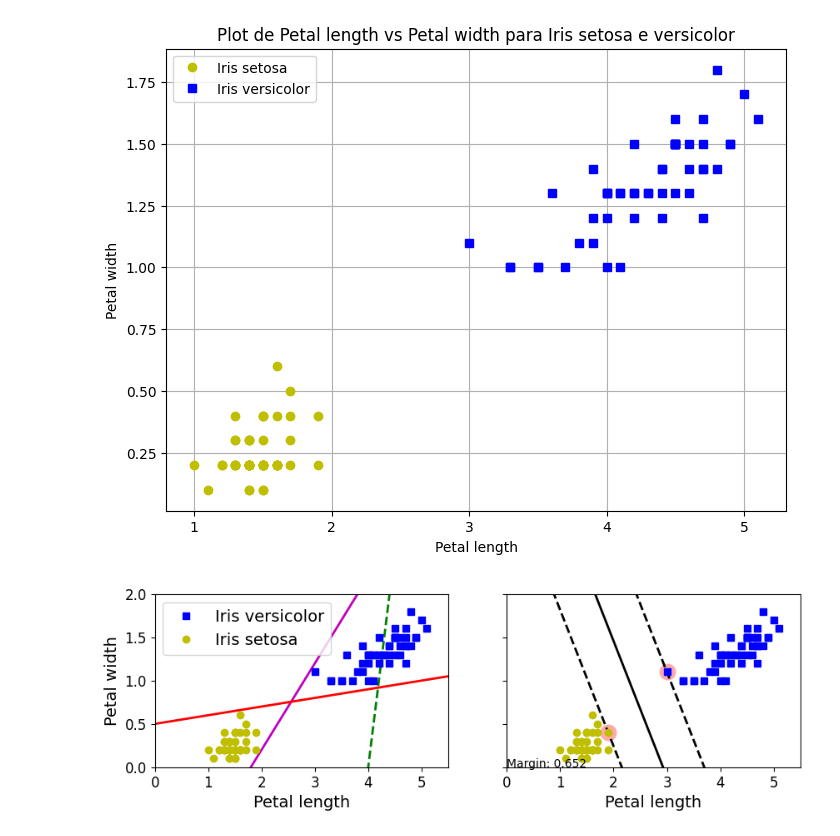
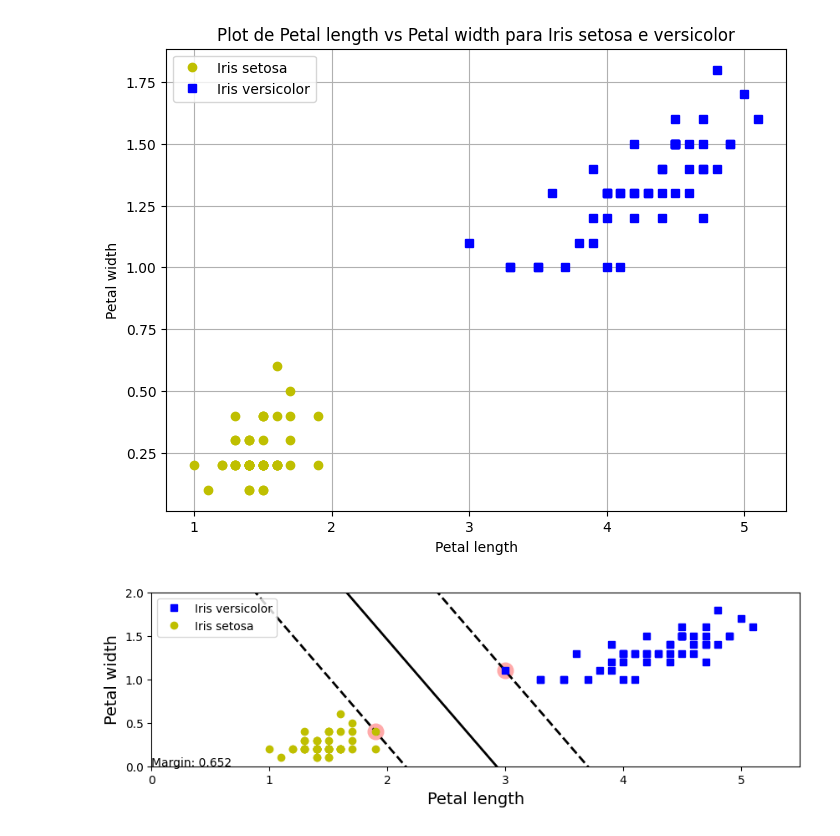
Before and after one commit to kiq-caique/inteligencia_artificial_UFV, a Jupyter notebook: Machine_Learn_Atividade_2.ipynb, the cells around one changed output. Saved outputs shown, nothing was run; the diff lists cells and outputs as text; code cells hidden in the pictures.

Commit message:
Análise do dataset "iris"

```diff
--- a/Machine_Learn_Atividade_2.ipynb
+++ b/Machine_Learn_Atividade_2.ipynb
@@ -15,19 +17,20 @@ import numpy as np
 iris = datasets.load_iris()
 
 
-x = iris["data"][:,(2,3)] #petal length, petal width
+X = iris["data"][:,(2,3)] #petal length, petal width
 y = iris['target']
 
-setosa_or_versicolor = (y == 0) | (y == 1)
-x = x[setosa_or_versicolor]
+setosa_or_versicolor = (y == 0) | (y == 1)  # setosa | versicolor
+X = X[setosa_or_versicolor]
 y = y[setosa_or_versicolor]
 
-# Visualizar o dataset como uma tabela (Lembrando q a ultima coluna foi tranformada em dataframa por isso o nomes foram substituidos por 0, 1 e 2)
+# Treinando modelo SVC de margem rígida
+svm_clf = SVC(kernel = 'linear', C=1e6)
+svm_clf.fit(X,y)
+
+## Visualizar o dataset como uma tabela (Lembrando q a ultima coluna foi tranformada em dataframa por isso o nomes foram substituidos por 0, 1 e 2)
 # iris_df = pd.DataFrame(data=iris.data, columns=iris.feature_names)
 # iris_df
-
-svm_clf = SVC(kernel = 'linear', C=1e6)
-svm_clf.fit(x,y)
 # %% [output]
 SVC(C=1000000.0, kernel='linear')
 # %%
@@ -52,48 +55,50 @@ def plot_svc_decision_boundary(svm_clf, xmin, xmax):
     # Hiperplano de decisao => x1 = -w0/w1 * x0 - b/w1
     x0 = np.linspace(xmin, xmax, 200)
     decision_boundary = -w[0]/w[1] * x0 - b/w[1]
 
     margin = 1/w[1] # para efeito visual
     margin_dist = 1/np.linalg.norm(w,2) # margem real do algoritmo
 
     gutter_up = decision_boundary + margin
     gutter_down = decision_boundary - margin
 
     svs = svm_clf.support_vectors_
     plt.scatter(svs[:, 0], svs[:, 1], s=180, facecolors='#FFAAAA') #identifica os pontos do vetor de suporte
     plt.plot(x0, decision_boundary, "k-", linewidth=2) #hiperplano de suporte
     plt.plot(x0, gutter_up, "k--", linewidth=2) # vetor de suporte +1
     plt.plot(x0, gutter_down, "k--", linewidth=2) # vetor de suporte -1
     plt.annotate('Margin: {}'.format(round(margin_dist,3)),(xmin,xmin)) #exibe o valor da margem de separação
 
 # Criando retas de classificacao para o espaco de caracteristicas
-x0 = np.linspace(0, 5.5, 200)
-pred_1 = 5*x0 - 20
-pred_2 = x0 - 1.8
-pred_3 = 0.1 * x0 + 0.5
+# x0 = np.linspace(0, 5.5, 200)
+# pred_1 = 5*x0 - 20
+# pred_2 = x0 - 1.8
+# pred_3 = 0.1 * x0 + 0.5
 
 # Configurando a figura com subplots
-fig, axes = plt.subplots(ncols=2, figsize=(10,2.7), sharey=True) # sharey -> compartilhar eixo y
+fig, axes = plt.subplots(ncols=1, figsize=(10,2.7), sharey=True) # sharey -> compartilhar eixo y
 
-plt.sca(axes[0]) # subplot 0 - retas pred_1, pred_2 e pred_3
-plt.plot(x0, pred_1, "g--", linewidth=2) # reta verde tracejada
-plt.plot(x0, pred_2, "m-", linewidth=2) # reta magenta continua
-plt.plot(x0, pred_3, "r-", linewidth=2) # reta vermelha continua
+# plt.sca(axes[0]) # subplot 0 - retas pred_1, pred_2 e pred_3
+# plt.plot(x0, pred_1, "g--", linewidth=2) # reta verde tracejada
+# plt.plot(x0, pred_2, "m-", linewidth=2) # reta magenta continua
+# plt.plot(x0, pred_3, "r-", linewidth=2) # reta vermelha continua
+# plt.plot(X[:, 0][y==1], X[:, 1][y==1], "bs", label="Iris versicolor")
+# plt.plot(X[:, 0][y==0], X[:, 1][y==0], "yo", label="Iris setosa")
+# plt.xlabel("Petal length", fontsize=14)
+# plt.ylabel("Petal width", fontsize=14)
+# plt.legend(loc="upper left", fontsize=14)
+# plt.axis([0, 5.5, 0, 2])
+
+#subplot 1 - Classificador SVM linear
+plot_svc_decision_boundary(svm_clf, 0, 5.5)
 plt.plot(X[:, 0][y==1], X[:, 1][y==1], "bs", label="Iris versicolor")
 plt.plot(X[:, 0][y==0], X[:, 1][y==0], "yo", label="Iris setosa")
 plt.xlabel("Petal length", fontsize=14)
 plt.ylabel("Petal width", fontsize=14)
-plt.legend(loc="upper left", fontsize=14)
-plt.axis([0, 5.5, 0, 2])
-
-plt.sca(axes[1]) # subplot 1 - Classificador SVM linear
-plot_svc_decision_boundary(svm_clf, 0, 5.5)
-plt.plot(X[:, 0][y==1], X[:, 1][y==1], "bs")
-plt.plot(X[:, 0][y==0], X[:, 1][y==0], "yo")
-plt.xlabel("Petal length", fontsize=14)
+plt.legend(loc="upper left", fontsize=10)
 plt.axis([0, 5.5, 0, 2])
 
 
 plt.show()
 # %% [output]
-[figure, old version]
+[figure, new version]
```
Also changed, not shown: parts of 18 cells of this notebook.
